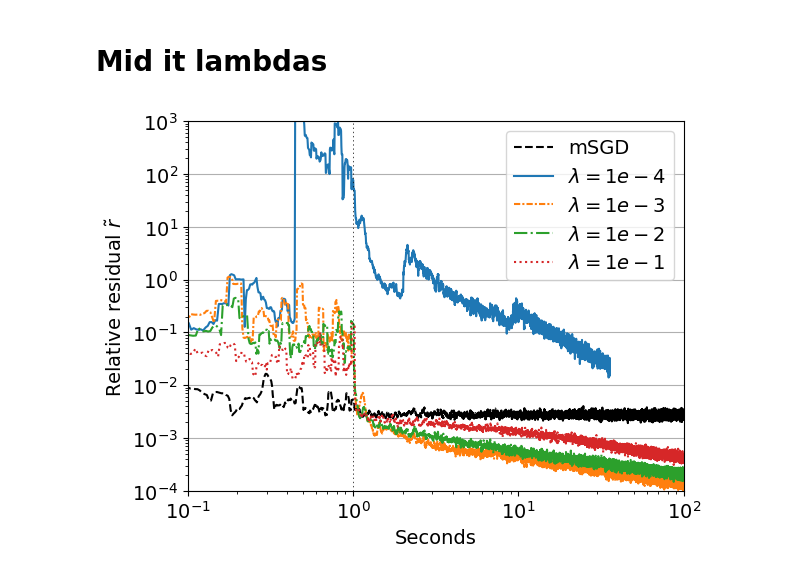
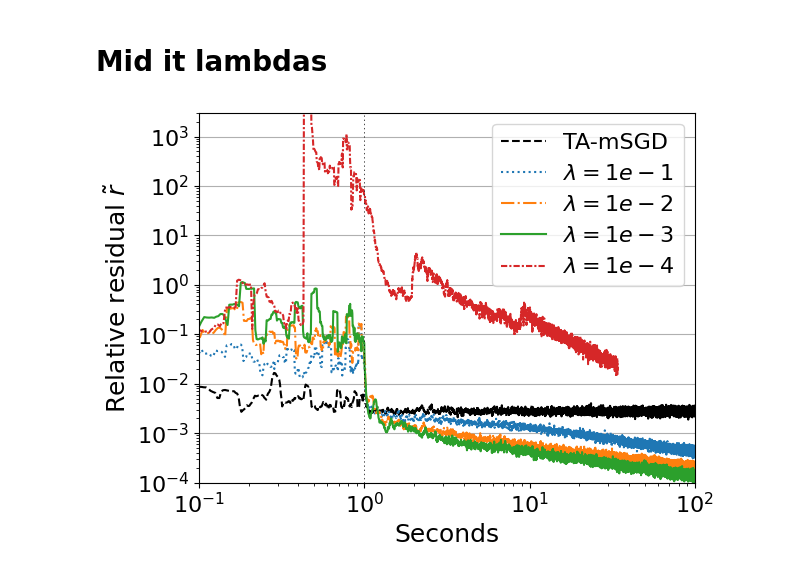
Before and after one commit to ggoldsh/block-kaczmarz-without-preprocessing, a Jupyter notebook: notebooks/NGD_examples.ipynb, the cells around one changed output. Saved outputs shown, nothing was run; the diff lists cells and outputs as text; code cells hidden in the pictures.

```diff
--- a/notebooks/NGD_examples.ipynb
+++ b/notebooks/NGD_examples.ipynb
@@ -525,22 +522,21 @@ t_2, e_2, Tburn = block_kaczmarz(params, k, total_time, burn_time, get_reblock_s
 lamb = 1e-1
 t_1, e_1, Tburn = block_kaczmarz(params, k, total_time, burn_time, get_reblock_step(lamb=lamb))
 # %%
-plt.plot(get_ts(t_sgd), get_es(e_sgd), label='mSGD', color='black', linestyle='dashed')
-plt.plot(get_ts(t_4), get_es(e_4), label='$\lambda=1e-4$')
-plt.plot(get_ts(t_3), get_es(e_3), label='$\lambda=1e-3$', linestyle=(0, (3, 1, 1, 1)))
+plt.plot(get_ts(t_sgd), get_es(e_sgd), label='TA-mSGD', color='black', linestyle='dashed')
+plt.plot(get_ts(t_1), get_es(e_1), label='$\lambda=1e-1$', linestyle='dotted')
 plt.plot(get_ts(t_2), get_es(e_2), label='$\lambda=1e-2$', linestyle='dashdot')
-plt.plot(get_ts(t_1), get_es(e_1), label='$\lambda=1e-1$', linestyle='dotted')
-
+plt.plot(get_ts(t_3), get_es(e_3), label='$\lambda=1e-3$')
+plt.plot(get_ts(t_4), get_es(e_4), label='$\lambda=1e-4$', linestyle=(0, (3, 1, 1, 1)))
 
 plt.xscale('log')
 plt.xlim([1e-1, 1e2])
-plt.ylim([1e-4, 1e3])
+plt.ylim([1e-4, 3e3])
 plt.yscale('log')
 plt.grid(axis='y')
 plt.legend(loc='upper right')
 plt.xlabel('Seconds')
 plt.axvline(1.0, color='black', dashes=[2,4], linewidth=0.5)
 plt.ylabel("Relative residual $\\tilde{r}$")
 plt.savefig("NN_mid_lambdas.pdf", bbox_inches='tight')
 # %% [output]
-[figure, old version]
+[figure, new version]
```
Also changed, not shown: parts of 7 cells of this notebook.
